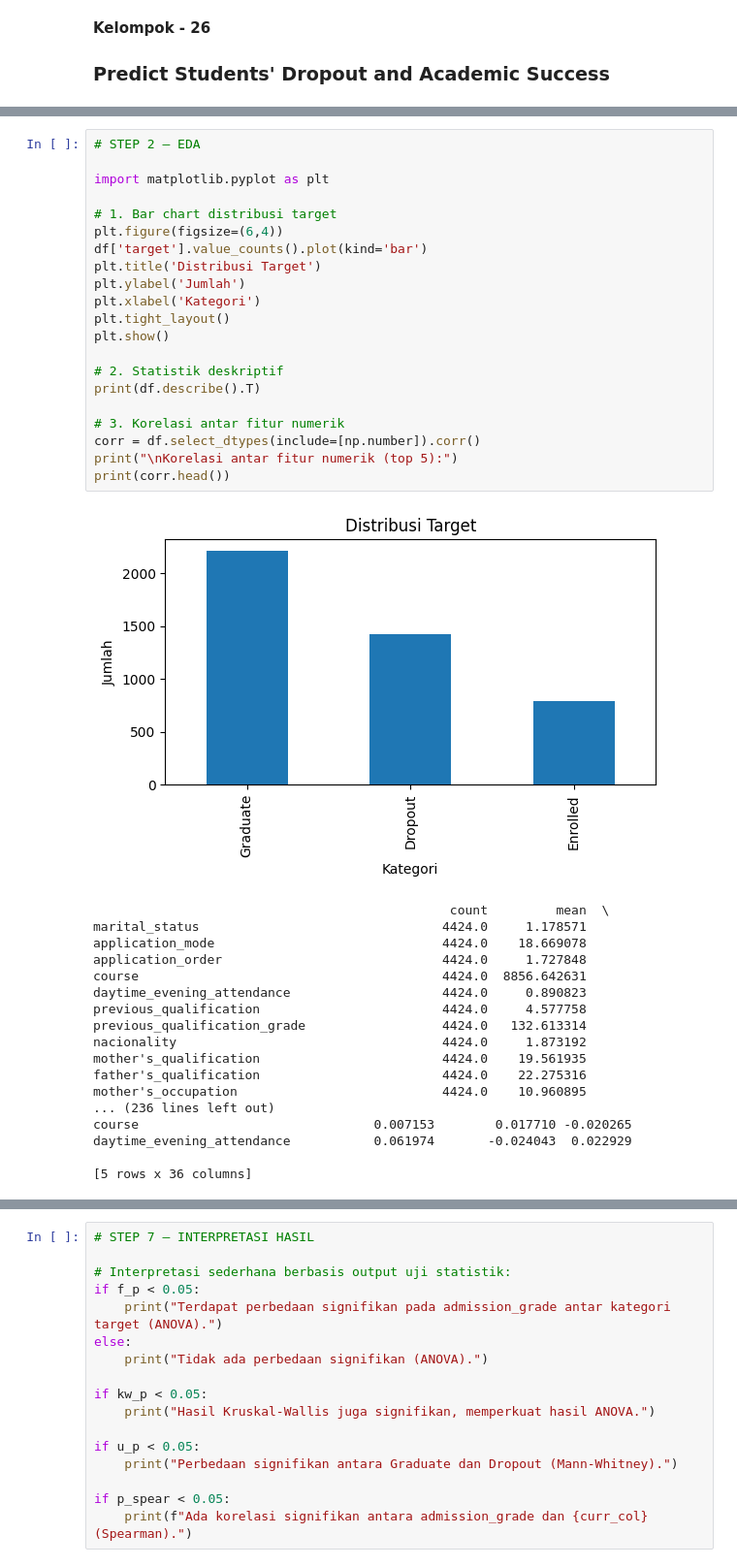
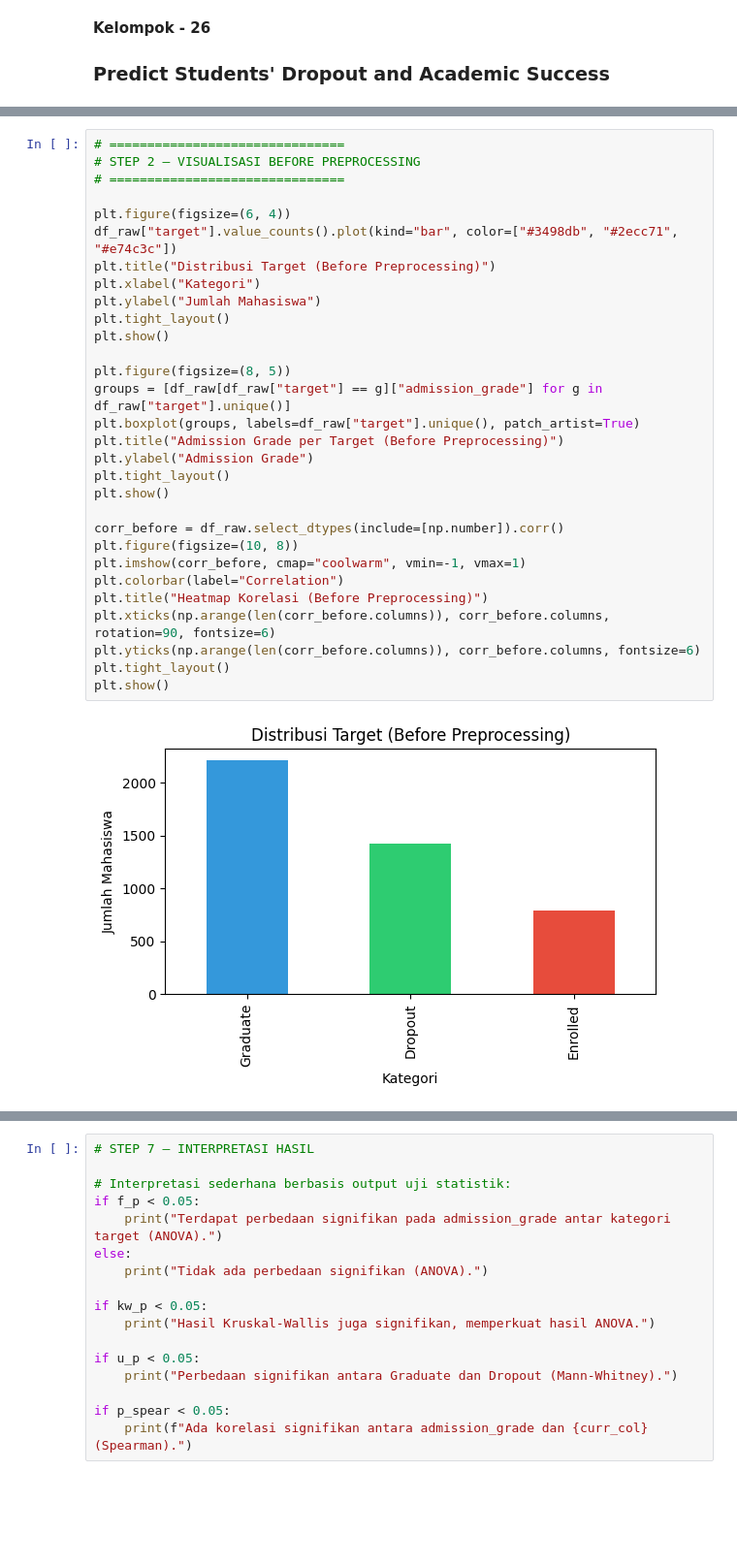
Before and after one commit to nielshn/UTS-Prak-41425078_41425079_41425080, a Jupyter notebook: UTS-Prak-41425078_41425079_41425080.ipynb, the cells around one changed output, grey strips where cells are left out. Shown: that part at 97% size. Drawn from its saved outputs; the diff is of its cells as text; blank space fills up the shorter version.

```diff
--- a/UTS-Prak-41425078_41425079_41425080.ipynb
+++ b/UTS-Prak-41425078_41425079_41425080.ipynb
@@ -52,43 +51,35 @@ Graduate    2209
 Dropout     1421
 Enrolled     794
 Name: count, dtype: int64
-# %%
-# STEP 2 — EDA
-
-import matplotlib.pyplot as plt
-
-# 1. Bar chart distribusi target
-plt.figure(figsize=(6,4))
-df['target'].value_counts().plot(kind='bar')
-plt.title('Distribusi Target')
-plt.ylabel('Jumlah')
-plt.xlabel('Kategori')
-plt.tight_layout()
-plt.show()
-
-# 2. Statistik deskriptif
-print(df.describe().T)
-
-# 3. Korelasi antar fitur numerik
-corr = df.select_dtypes(include=[np.number]).corr()
-print("\nKorelasi antar fitur numerik (top 5):")
-print(corr.head())
-# %% [output]
-[figure, removed]
-                                               count         mean  \
-marital_status                                4424.0     1.178571
-application_mode                              4424.0    18.669078
-application_order                             4424.0     1.727848
-course                                        4424.0  8856.642631
-daytime_evening_attendance                    4424.0     0.890823
-previous_qualification                        4424.0     4.577758
-previous_qualification_grade                  4424.0   132.613314
-nacionality                                   4424.0     1.873192
-mother's_qualification                        4424.0    19.561935
-father's_qualification                        4424.0    22.275316
-mother's_occupation                           4424.0    10.960895
-... (236 lines left out)
-course                               0.007153        0.017710 -0.020265
-daytime_evening_attendance           0.061974       -0.024043  0.022929
-
-[5 rows x 36 columns]
+# %%
+# ===============================
+# STEP 2 — VISUALISASI BEFORE PREPROCESSING
+# ===============================
+
+plt.figure(figsize=(6, 4))
+df_raw["target"].value_counts().plot(kind="bar", color=["#3498db", "#2ecc71", "#e74c3c"])
+plt.title("Distribusi Target (Before Preprocessing)")
+plt.xlabel("Kategori")
+plt.ylabel("Jumlah Mahasiswa")
+plt.tight_layout()
+plt.show()
+
+plt.figure(figsize=(8, 5))
+groups = [df_raw[df_raw["target"] == g]["admission_grade"] for g in df_raw["target"].unique()]
+plt.boxplot(groups, labels=df_raw["target"].unique(), patch_artist=True)
+plt.title("Admission Grade per Target (Before Preprocessing)")
+plt.ylabel("Admission Grade")
+plt.tight_layout()
+plt.show()
+
+corr_before = df_raw.select_dtypes(include=[np.number]).corr()
+plt.figure(figsize=(10, 8))
+plt.imshow(corr_before, cmap="coolwarm", vmin=-1, vmax=1)
+plt.colorbar(label="Correlation")
+plt.title("Heatmap Korelasi (Before Preprocessing)")
+plt.xticks(np.arange(len(corr_before.columns)), corr_before.columns, rotation=90, fontsize=6)
+plt.yticks(np.arange(len(corr_before.columns)), corr_before.columns, fontsize=6)
+plt.tight_layout()
+plt.show()
+# %% [output]
+[figure, added]
```
Also changed, not shown: parts of 7 cells of this notebook, 5 other files.
